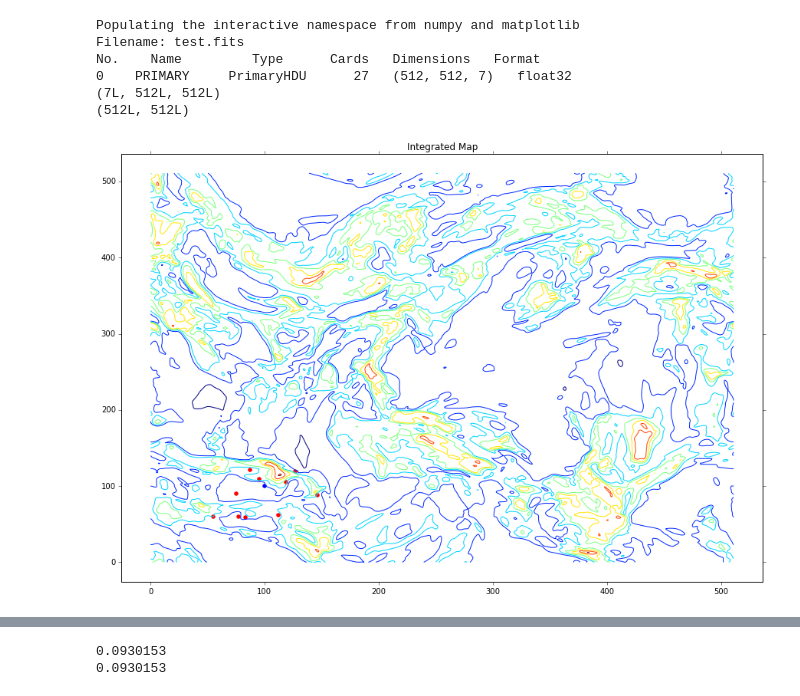
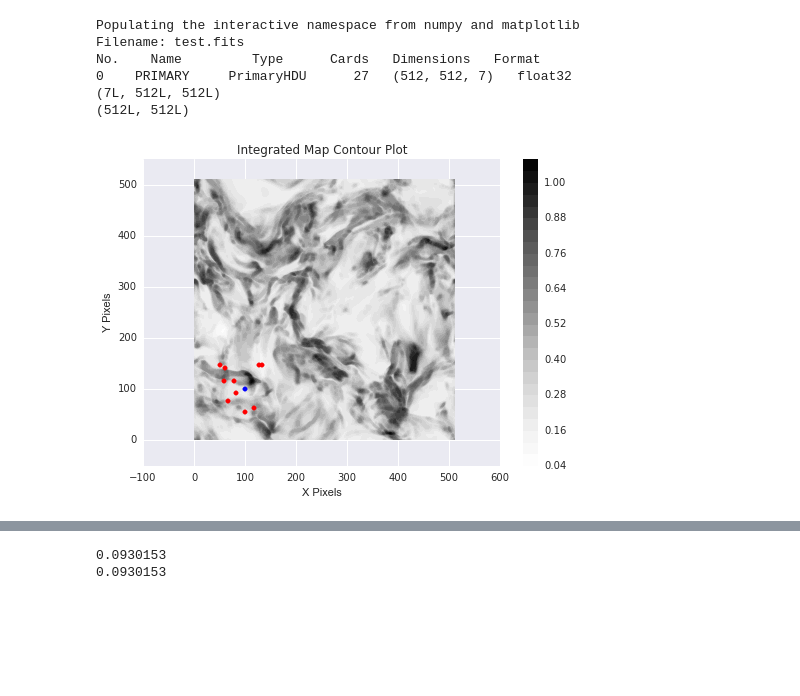
Before and after one commit to meljrose/velocity_anisotropy, a Jupyter notebook: Structure Function.ipynb, the cells around one changed output, grey strips where cells are left out. Drawn from its saved outputs; the diff is of its cells as text; code cells hidden in the pictures; blank space fills up the shorter version.

Commit message:
updated contour plot

```diff
--- a/Structure Function.ipynb
+++ b/Structure Function.ipynb
@@ -278,7 +278,7 @@ import matplotlib.cm as cm
 import matplotlib.mlab as mlab
 %matplotlib inline
 %pylab inline
-pylab.rcParams['figure.figsize'] = (15, 10)
+pylab.rcParams['figure.figsize'] = (7, 7)
 
 hdu_list = fits.open('test.fits')
 hdu_list.info()
@@ -305,34 +305,47 @@ No.    Name         Type      Cards   Dimensions   Format
 # %%
 '''
 plt.figure()
 matplotlib.rcParams['xtick.direction'] = 'out'
 matplotlib.rcParams['ytick.direction'] = 'out'
 plt.contour(cube[3])
 plt.clabel(CS, inline=1, fontsize=10)
 plt.title('3rd Data Cube Slice')
 #CB = plt.colorbar(CS, shrink=0.8, extend='both')
 plt.show()
 '''
 
 # center for structure function
 center = (100, 100)
 
 # grab 5 random points from which to calculate structure function
 n = 10
 start = 50
 end = 150
 x = np.random.randint(start, end, size = n)
 y = np.random.randint(start, end, size = n)
 
+# Plotting
 
-plt.figure()
-matplotlib.rcParams['xtick.direction'] = 'out'
-matplotlib.rcParams['ytick.direction'] = 'out'
-plt.contour(integrated_map)
+fig = plt.figure()
+ax111 = fig.add_subplot(111)
+
+# contours:
+L1 = ax111.contourf(integrated_map,30, interpolation='nearest')
+# colorbar:
+ax111.figure.colorbar(L1)
+# axes
+ax111.axis('equal')
+
+# labels
+ax111.set_xlabel("X Pixels")
+ax111.set_ylabel("Y Pixels")
+ax111.set_title("Integrated Map Contour Plot")
+
 plt.scatter(x, y, color='red')
 plt.scatter(center[0], center[1], color = 'blue')
-plt.title('Integrated Map')
-#CB = plt.colorbar(CS, shrink=0.8, extend='both')
 plt.show()
+
+
+#fig.savefig("Integrated_Contour.png")
 # %% [output]
-[figure, old version]
+[figure, new version]
```
Also changed, not shown: parts of 1 cell of this notebook.
